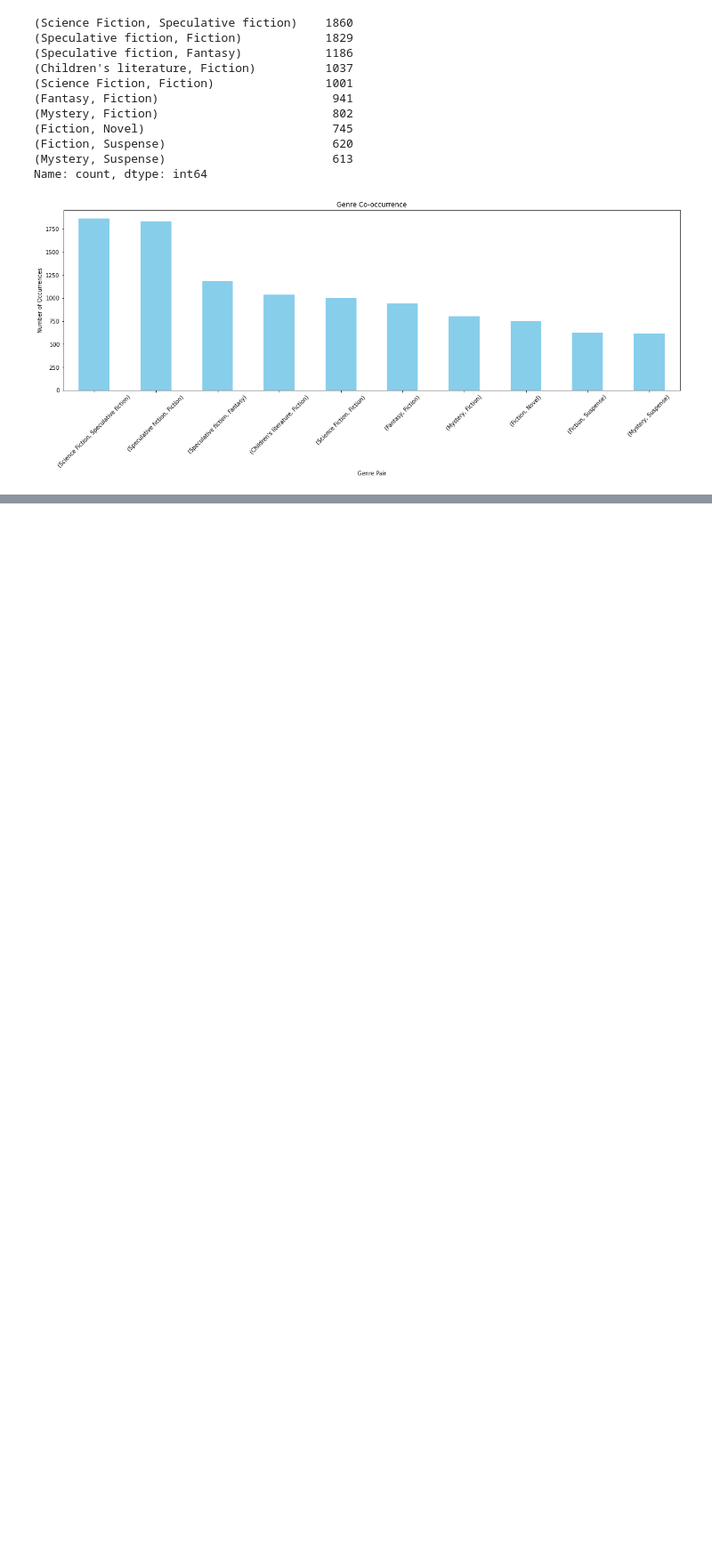
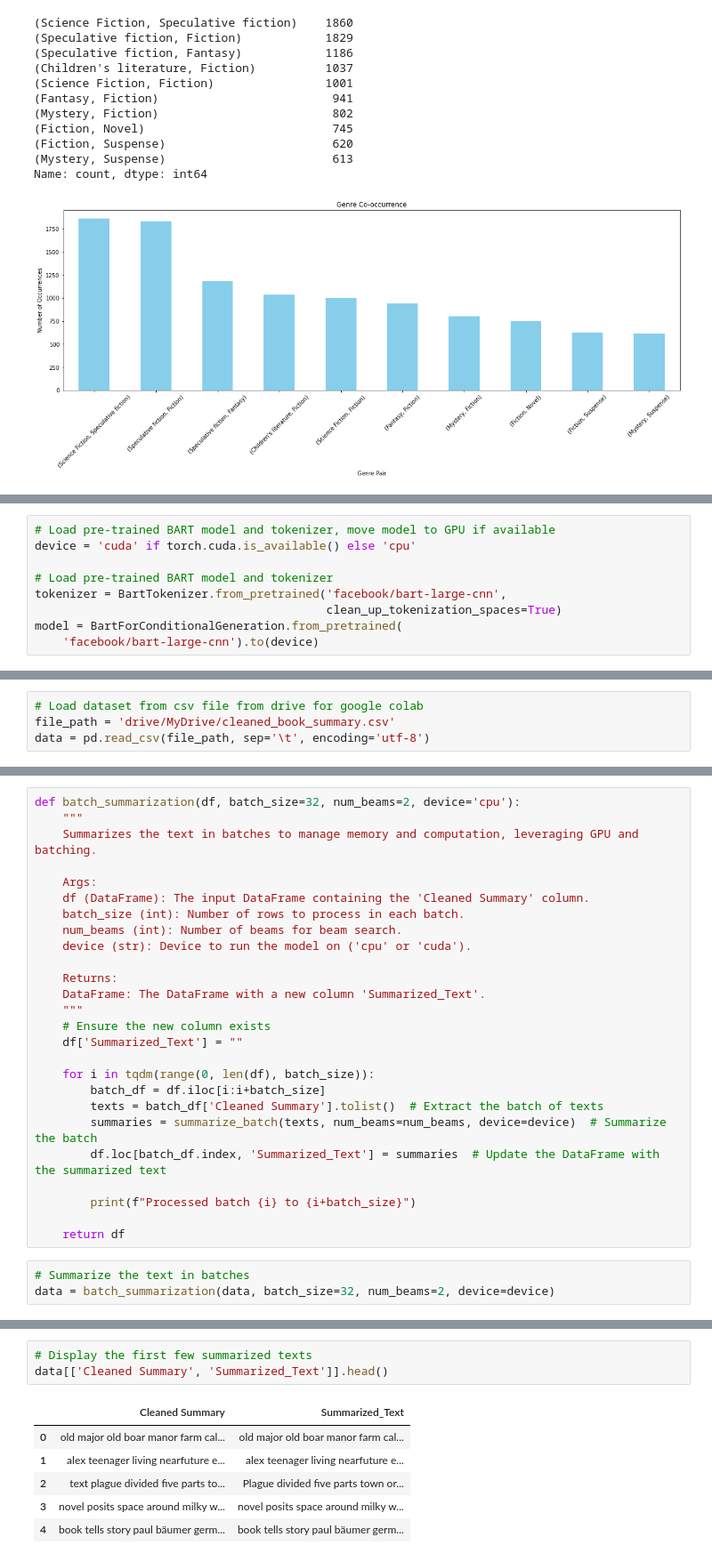
Before and after one commit to HamedDaneshvar/NLPic-Book-Summarizer, a Jupyter notebook: Task.ipynb, the cells around one changed output, grey strips where cells are left out. Shown: that part at 89% size. Cells and saved outputs as stored; diff of their text form; blank space fills up the shorter version.

Commit message:
feat(nlp_component): Add Condense the book summaries to make them shorter section for NLP section

```diff
--- a/Task.ipynb
+++ b/Task.ipynb
@@ -492,0 +538,9 @@ Name: count, dtype: int64
+# %%
+# Load pre-trained BART model and tokenizer, move model to GPU if available
+device = 'cuda' if torch.cuda.is_available() else 'cpu'
+
+# Load pre-trained BART model and tokenizer
+tokenizer = BartTokenizer.from_pretrained('facebook/bart-large-cnn',
+                                          clean_up_tokenization_spaces=True)
+model = BartForConditionalGeneration.from_pretrained(
+    'facebook/bart-large-cnn').to(device)
@@ -492,0 +553,4 @@ Name: count, dtype: int64
+# %%
+# Load dataset from csv file from drive for google colab
+file_path = 'drive/MyDrive/cleaned_book_summary.csv'
+data = pd.read_csv(file_path, sep='\t', encoding='utf-8')
@@ -492,0 +647,29 @@ Name: count, dtype: int64
+# %%
+def batch_summarization(df, batch_size=32, num_beams=2, device='cpu'):
+    """
+    Summarizes the text in batches to manage memory and computation, leveraging GPU and batching.
+
+    Args:
+    df (DataFrame): The input DataFrame containing the 'Cleaned Summary' column.
+    batch_size (int): Number of rows to process in each batch.
+    num_beams (int): Number of beams for beam search.
+    device (str): Device to run the model on ('cpu' or 'cuda').
+
+    Returns:
+    DataFrame: The DataFrame with a new column 'Summarized_Text'.
+    """
+    # Ensure the new column exists
+    df['Summarized_Text'] = ""
+
+    for i in tqdm(range(0, len(df), batch_size)):
+        batch_df = df.iloc[i:i+batch_size]
+        texts = batch_df['Cleaned Summary'].tolist()  # Extract the batch of texts
+        summaries = summarize_batch(texts, num_beams=num_beams, device=device)  # Summarize the batch
+        df.loc[batch_df.index, 'Summarized_Text'] = summaries  # Update the DataFrame with the summarized text
+
+        print(f"Processed batch {i} to {i+batch_size}")
+
+    return df
+# %%
+# Summarize the text in batches
+data = batch_summarization(data, batch_size=32, num_beams=2, device=device)
@@ -492,0 +690,10 @@ Name: count, dtype: int64
+# %%
+# Display the first few summarized texts
+data[['Cleaned Summary', 'Summarized_Text']].head()
+# %% [output]
+|  | Cleaned Summary | Summarized_Text |
+| 0 | old major old boar manor farm cal... | old major old boar manor farm cal... |
+| 1 | alex teenager living nearfuture e... | alex teenager living nearfuture e... |
+| 2 | text plague divided five parts to... | Plague divided five parts town or... |
+| 3 | novel posits space around milky w... | novel posits space around milky w... |
+| 4 | book tells story paul bäumer germ... | book tells story paul bäumer germ... |
```
Also changed, not shown: parts of 23 cells of this notebook, 3 other files.
